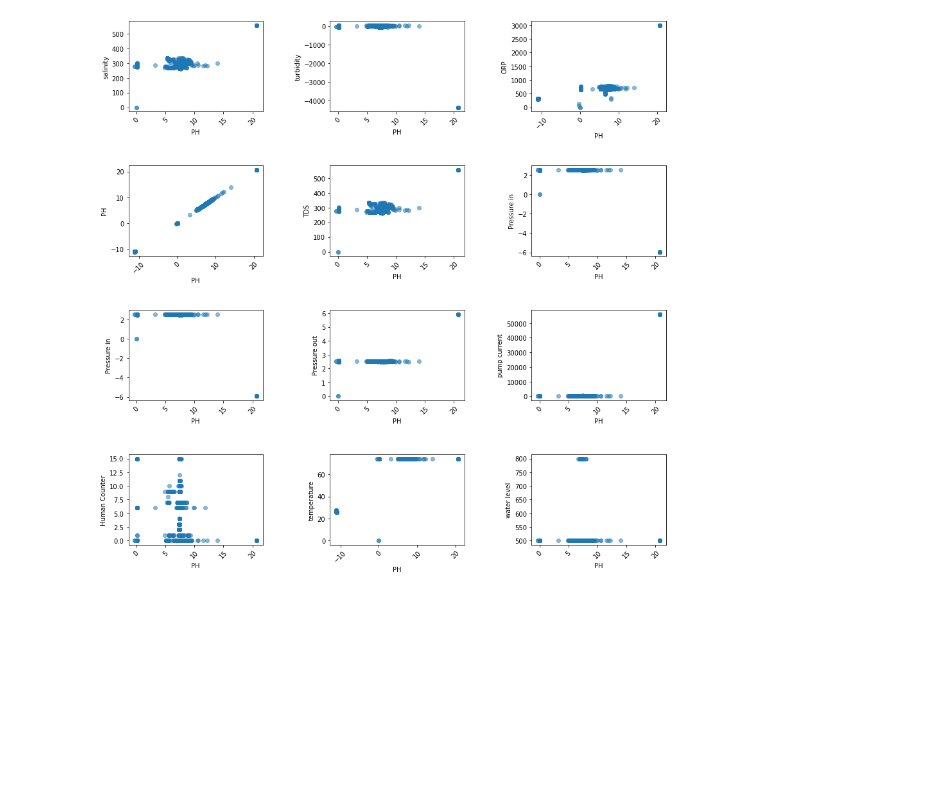
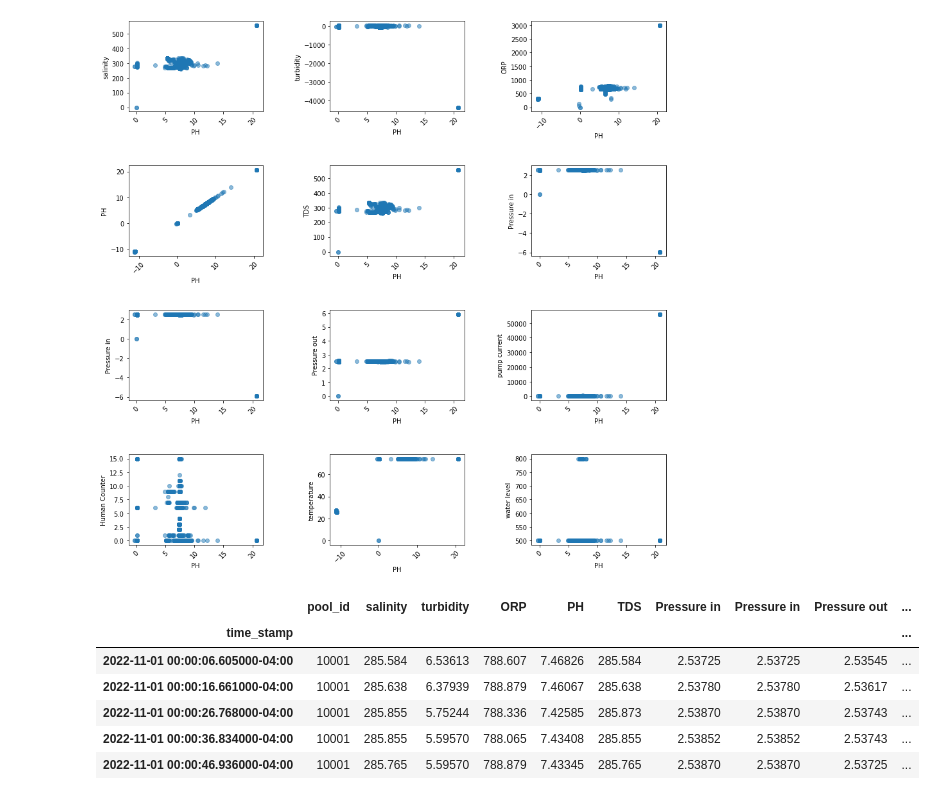
Before and after one commit to lutimoth/RIIPEN_ANTLER, a Jupyter notebook: Michael_Notebooks/Initial Exploratory Data Analysis.ipynb, the cells around one changed output. Saved outputs shown, nothing was run; the diff lists cells and outputs as text; code cells hidden in the pictures; blank space fills up the shorter version.

```diff
--- a/Michael_Notebooks/Initial Exploratory Data Analysis.ipynb
+++ b/Michael_Notebooks/Initial Exploratory Data Analysis.ipynb
@@ -180,0 +190,10 @@ scatterplots('PH',colume, ncol=3, figsize=(15, 15))
+# %%
+pooldatasummary.head()
+# %% [output]
+|  | pool_id | salinity | turbidity | ORP | PH | TDS | Pressure in | Pressure in | Pressure out | ... |
+| time_stamp |  |  |  |  |  |  |  |  |  | ... |
+| 2022-11-01 00:00:06.605000-04:00 | 10001 | 285.584 | 6.53613 | 788.607 | 7.46826 | 285.584 | 2.53725 | 2.53725 | 2.53545 | ... |
+| 2022-11-01 00:00:16.661000-04:00 | 10001 | 285.638 | 6.37939 | 788.879 | 7.46067 | 285.638 | 2.53780 | 2.53780 | 2.53617 | ... |
+| 2022-11-01 00:00:26.768000-04:00 | 10001 | 285.855 | 5.75244 | 788.336 | 7.42585 | 285.873 | 2.53870 | 2.53870 | 2.53743 | ... |
+| 2022-11-01 00:00:36.834000-04:00 | 10001 | 285.855 | 5.59570 | 788.065 | 7.43408 | 285.855 | 2.53852 | 2.53852 | 2.53743 | ... |
+| 2022-11-01 00:00:46.936000-04:00 | 10001 | 285.765 | 5.59570 | 788.879 | 7.43345 | 285.765 | 2.53870 | 2.53870 | 2.53725 | ... |
```
Also changed, not shown: parts of 10 cells of this notebook.
